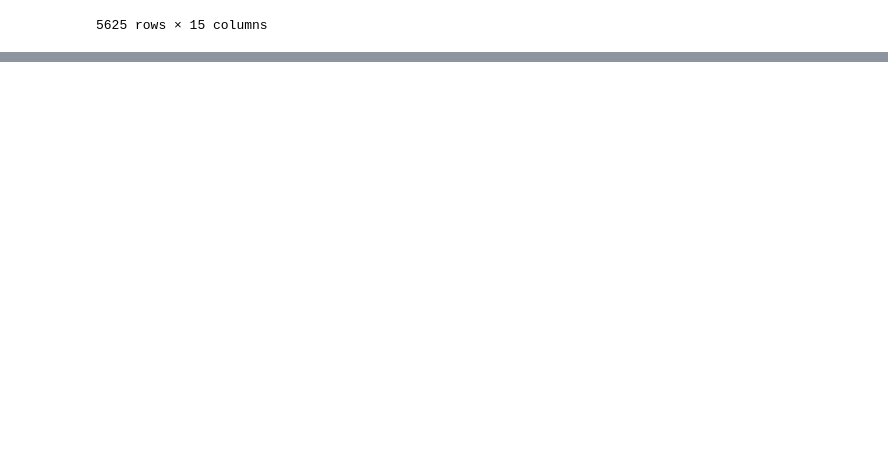
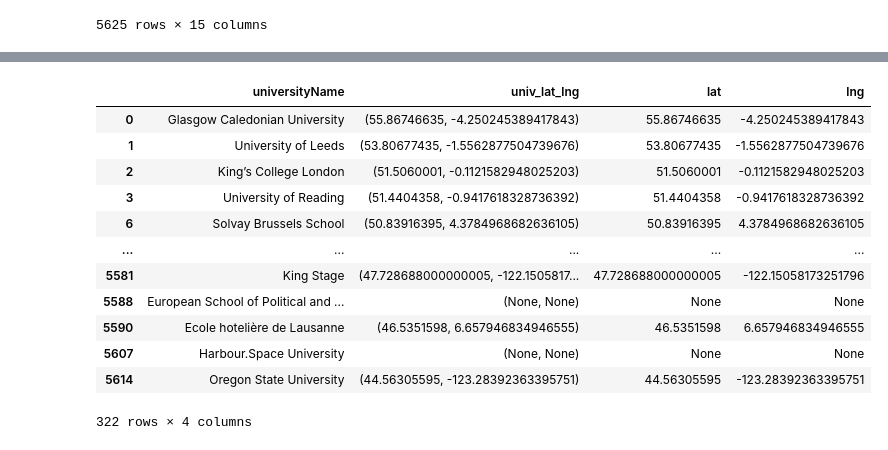
Before and after one commit to Reeb00/HW3_group1, a Jupyter notebook: RQ4.ipynb, the cells around one changed output, grey strips where cells are left out. Drawn from its saved outputs; the diff is of its cells as text; code cells hidden in the pictures; blank space fills up the shorter version.

```diff
--- a/RQ4.ipynb
+++ b/RQ4.ipynb
@@ -345,0 +548,26 @@ map
+# %%
+import requests
+import json
+from time import sleep
+
+def get_coordinates(faculty):
+    sleep(0.1)
+    base_url = "https://nominatim.openstreetmap.org/search"
+    params = {
+        "q": faculty,
+        "format": "json"
+    }
+    response = requests.get(base_url, params=params)
+    data = response.json()
+    if data:
+        lat = data[0]['lat']
+        lon = data[0]['lon']
+        print(f"{faculty} :-: {lat}, {lon}")
+        return (lat, lon)
+    else:
+        return (None, None)
+
+faculty = "School of Engineering and Built Environment, Glasgow Caledonian University"
+faculty = "Glasgow Caledonian University"
+lat, lon = get_coordinates(faculty)
+print(f"The coordinates of {faculty} are {lat}, {lon}")
@@ -345,0 +598,4 @@ map
+# %%
+university_coords = masters_with_lng_lat[['universityName']].drop_duplicates().copy()
+university_coords['univ_lat_lng'] = university_coords.apply( lambda row: get_coordinates(row['universityName']), axis=1 )
+university_coords
@@ -345,0 +637,19 @@ map
+# %%
+university_coords.loc[0,"univ_lat_lng"]
+university_coords["lat"] = university_coords.apply( lambda row: row["univ_lat_lng"][0], axis = 1)
+university_coords["lng"] = university_coords.apply( lambda row: row["univ_lat_lng"][1], axis = 1)
+university_coords
+# %% [output]
+|  | universityName | univ_lat_lng | lat | lng |
+| 0 | Glasgow Caledonian University | (55.86746635, -4.250245389417843) | 55.86746635 | -4.250245389417843 |
+| 1 | University of Leeds | (53.80677435, -1.5562877504739676) | 53.80677435 | -1.5562877504739676 |
+| 2 | King’s College London | (51.5060001, -0.1121582948025203) | 51.5060001 | -0.1121582948025203 |
+| 3 | University of Reading | (51.4404358, -0.9417618328736392) | 51.4404358 | -0.9417618328736392 |
+| 6 | Solvay Brussels School | (50.83916395, 4.3784968682636105) | 50.83916395 | 4.3784968682636105 |
+| ... | ... | ... | ... | ... |
+| 5581 | King Stage | (47.728688000000005, -122.1505817... | 47.728688000000005 | -122.15058173251796 |
+| 5588 | European School of Political and ... | (None, None) | None | None |
+| 5590 | Ecole hotelière de Lausanne | (46.5351598, 6.657946834946555) | 46.5351598 | 6.657946834946555 |
+| 5607 | Harbour.Space University | (None, None) | None | None |
+| 5614 | Oregon State University | (44.56305595, -123.28392363395751) | 44.56305595 | -123.28392363395751 |
+322 rows × 4 columns
```
Also changed, not shown: parts of 22 cells of this notebook, 6 other files.
